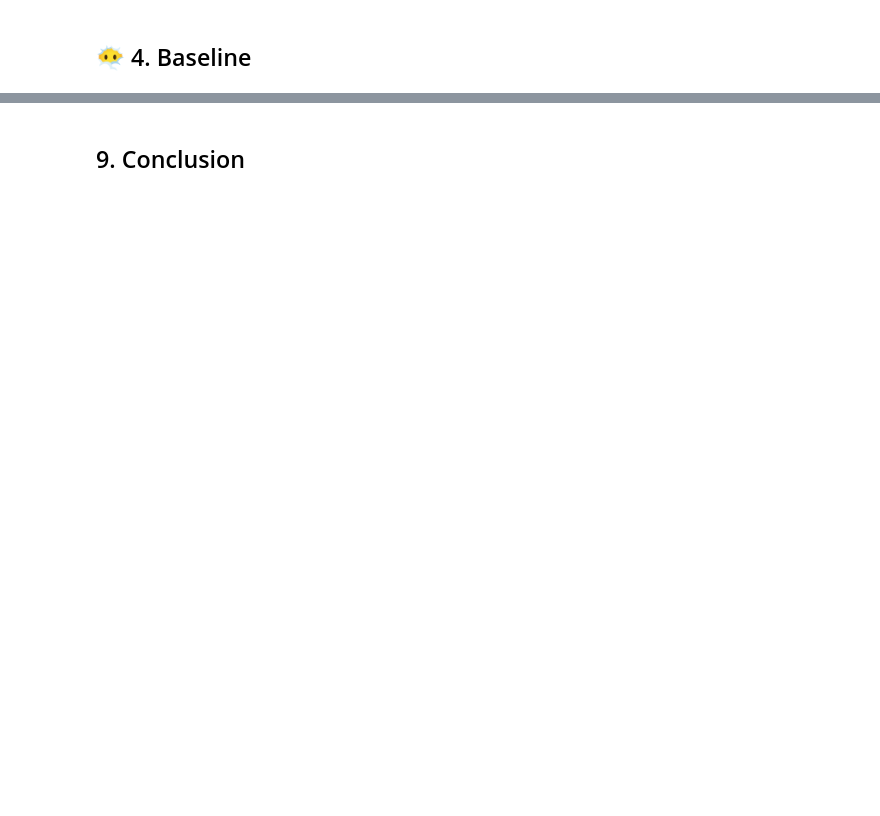
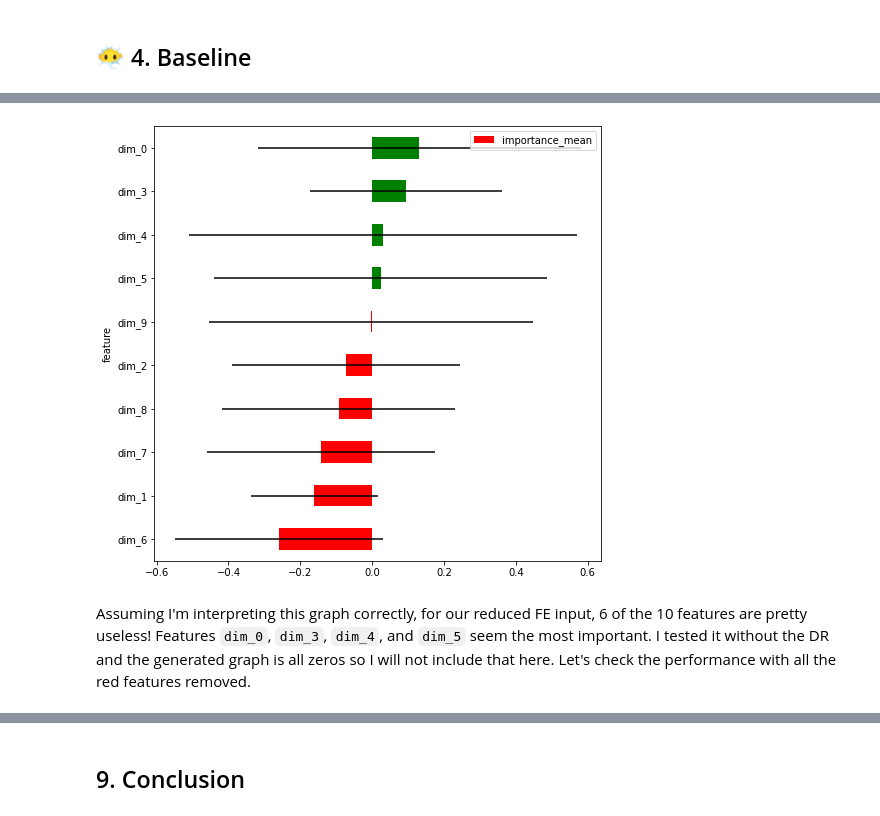
Before and after one commit to alckasoc/Joblisting-Modeling, a Jupyter notebook: modeling.ipynb, the cells around one changed output, grey strips where cells are left out. Cells and saved outputs as stored; diff of their text form; code cells hidden in the pictures; blank space fills up the shorter version.

```diff
--- a/modeling.ipynb
+++ b/modeling.ipynb
@@ -401,0 +1527,11 @@ Model selection is a tricky business. I didn't include common techniques like El
+# %%
+xgb_reg = XGBRegressor(eval_metric="mae", verbose=2, random_state=seed)
+xgb_reg.fit(X_train_val_prep, y_train_val)
+
+feat_imp = list(zip(range(X_train_val_prep.shape[1]), xgb_reg.feature_importances_))
+feat_imp.sort(key=lambda x: x[1])
+feat_imp = feat_imp[::-1]
+
+for i in feat_imp:
+    dim, importance = i
+    print(f"dim_{dim}: {importance}")
@@ -401,0 +1588,13 @@ Model selection is a tricky business. I didn't include common techniques like El
+# %%
+tmp = pd.DataFrame(np.concatenate([fe_train_val_prep_dr, np.expand_dims(y_train_val, 1)], axis=-1))
+l = [f"dim_{i}" for i in tmp.columns]
+tmp.rename(columns = dict(zip(tmp.columns, l)), inplace = True)
+
+ds = Dataset(tmp,
+             target="dim_10", features=[i for i in tmp.columns if i != "dim_10"],
+)
+# %%
+lofo_imp = LOFOImportance(ds, cv=5, scoring="neg_mean_absolute_error")
+# %%
+importance_df = lofo_imp.get_importance()
+importance_df
@@ -401,0 +1613,6 @@ Model selection is a tricky business. I didn't include common techniques like El
+# %%
+plot_importance(importance_df, figsize=(8, 8))
+# %% [output]
+[figure, added]
+# %% [markdown]
+Assuming I'm interpreting this graph correctly, for our reduced FE input, 6 of the 10 features are pretty useless! Features `dim_0`, `dim_3`, `dim_4`, and `dim_5` seem the most important. I tested it without the DR and the generated graph is all zeros so I will not include that here. Let's check the performance with all the red features removed.
```
Also changed, not shown: parts of 170 cells of this notebook, 16 other files.
